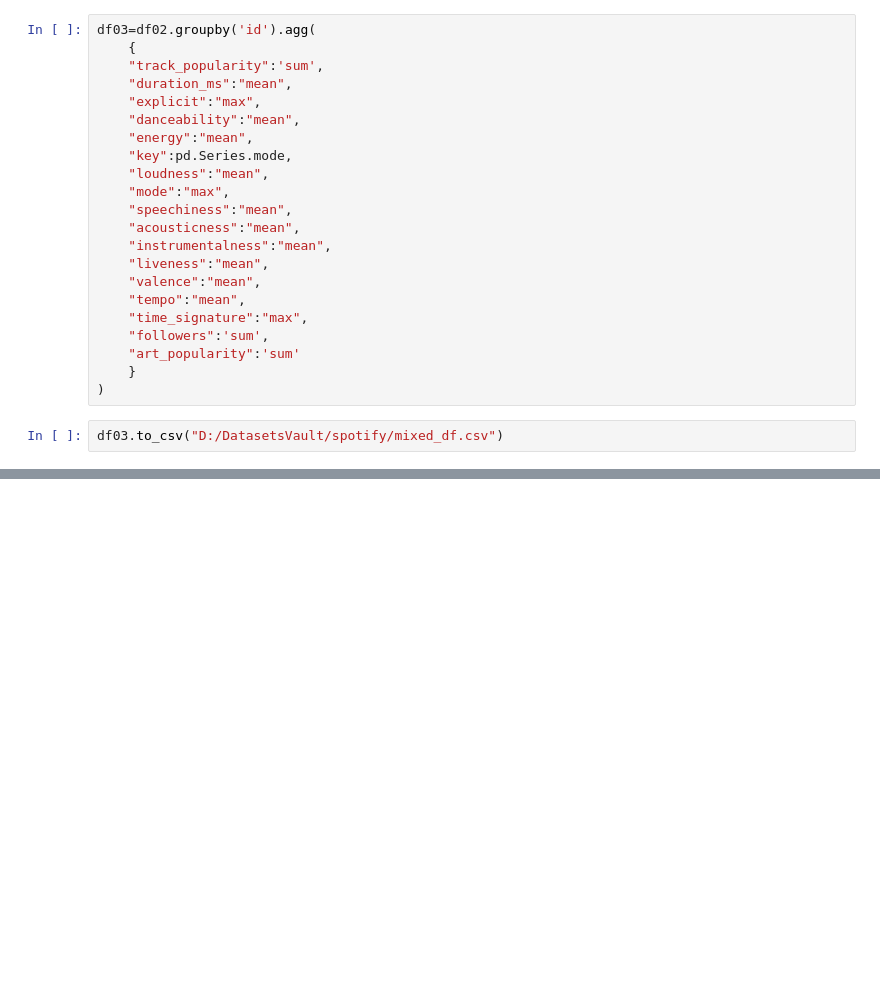
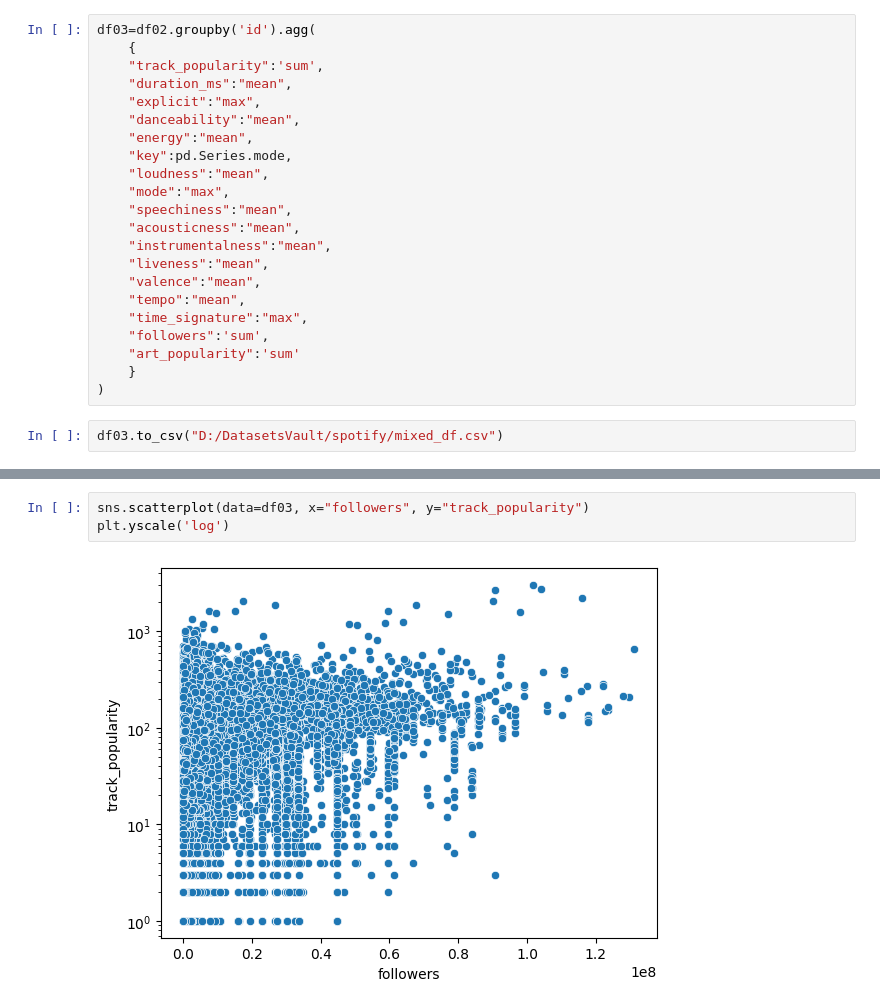
Before and after one commit to pacaicedo/pacaicedo.github.io, a Jupyter notebook: code/MachineLearning/class002_EDA.ipynb, the cells around one changed output, grey strips where cells are left out. Cells and saved outputs as stored; diff of their text form; blank space fills up the shorter version.

```diff
--- a/code/MachineLearning/class002_EDA.ipynb
+++ b/code/MachineLearning/class002_EDA.ipynb
@@ -77,0 +106,5 @@ df03.to_csv("D:/DatasetsVault/spotify/mixed_df.csv")
+# %%
+sns.scatterplot(data=df03, x="followers", y="track_popularity")
+plt.yscale('log')
+# %% [output]
+[figure, added]
```
Also changed, not shown: parts of 5 cells of this notebook, 38 other files.
